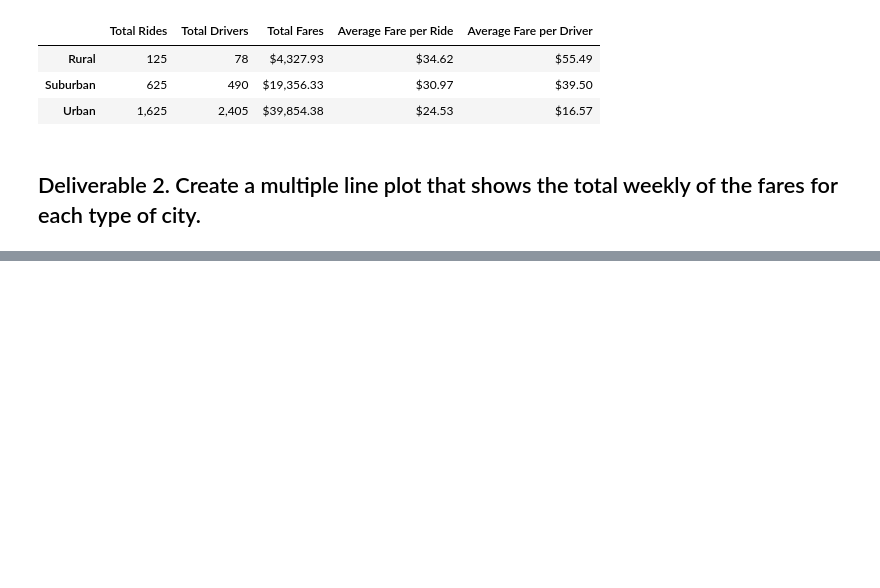
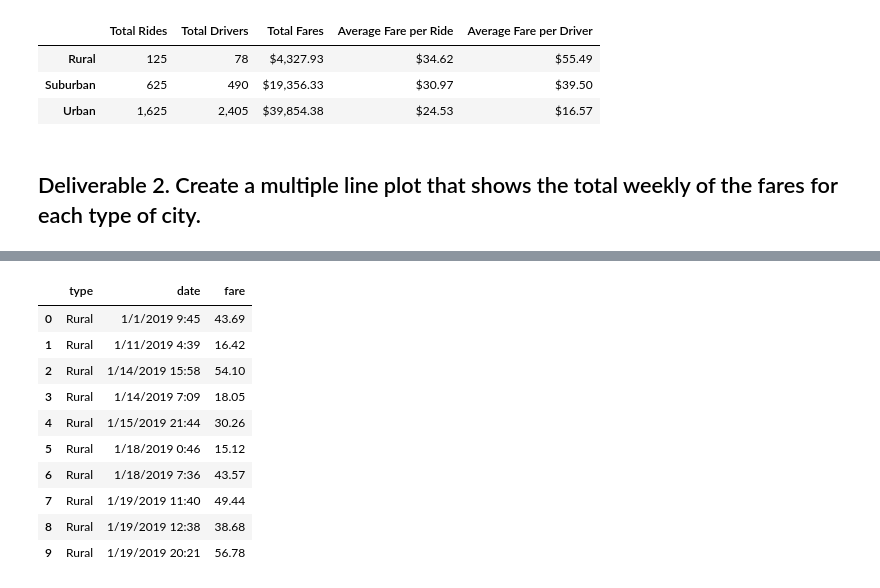
Before and after one commit to melindamalone/PyBer_Analysis, a Jupyter notebook: PyBer_Challenge.ipynb, the cells around one changed output, grey strips where cells are left out. Saved outputs shown, nothing was run; the diff lists cells and outputs as text; code cells hidden in the pictures; blank space fills up the shorter version.

```diff
--- a/PyBer_Challenge.ipynb
+++ b/PyBer_Challenge.ipynb
@@ -155,3 +173,18 @@ pyber_summary_df
 # %%
 # 2. Using groupby() to create a new DataFrame showing the sum of the fares
 #  for each date where the indices are the city type and date.
+#use the provided code snippet to reset the index. This is needed to use the pivot() function in the next step (Step 3).
+type_date_fare = type_date_fare.reset_index()
+type_date_fare.head(10)
+# %% [output]
+|  | type | date | fare |
+| 0 | Rural | 1/1/2019 9:45 | 43.69 |
+| 1 | Rural | 1/11/2019 4:39 | 16.42 |
+| 2 | Rural | 1/14/2019 15:58 | 54.10 |
+| 3 | Rural | 1/14/2019 7:09 | 18.05 |
+| 4 | Rural | 1/15/2019 21:44 | 30.26 |
+| 5 | Rural | 1/18/2019 0:46 | 15.12 |
+| 6 | Rural | 1/18/2019 7:36 | 43.57 |
+| 7 | Rural | 1/19/2019 11:40 | 49.44 |
+| 8 | Rural | 1/19/2019 12:38 | 38.68 |
+| 9 | Rural | 1/19/2019 20:21 | 56.78 |
```
Also changed, not shown: parts of 11 cells of this notebook, 2 other files.
